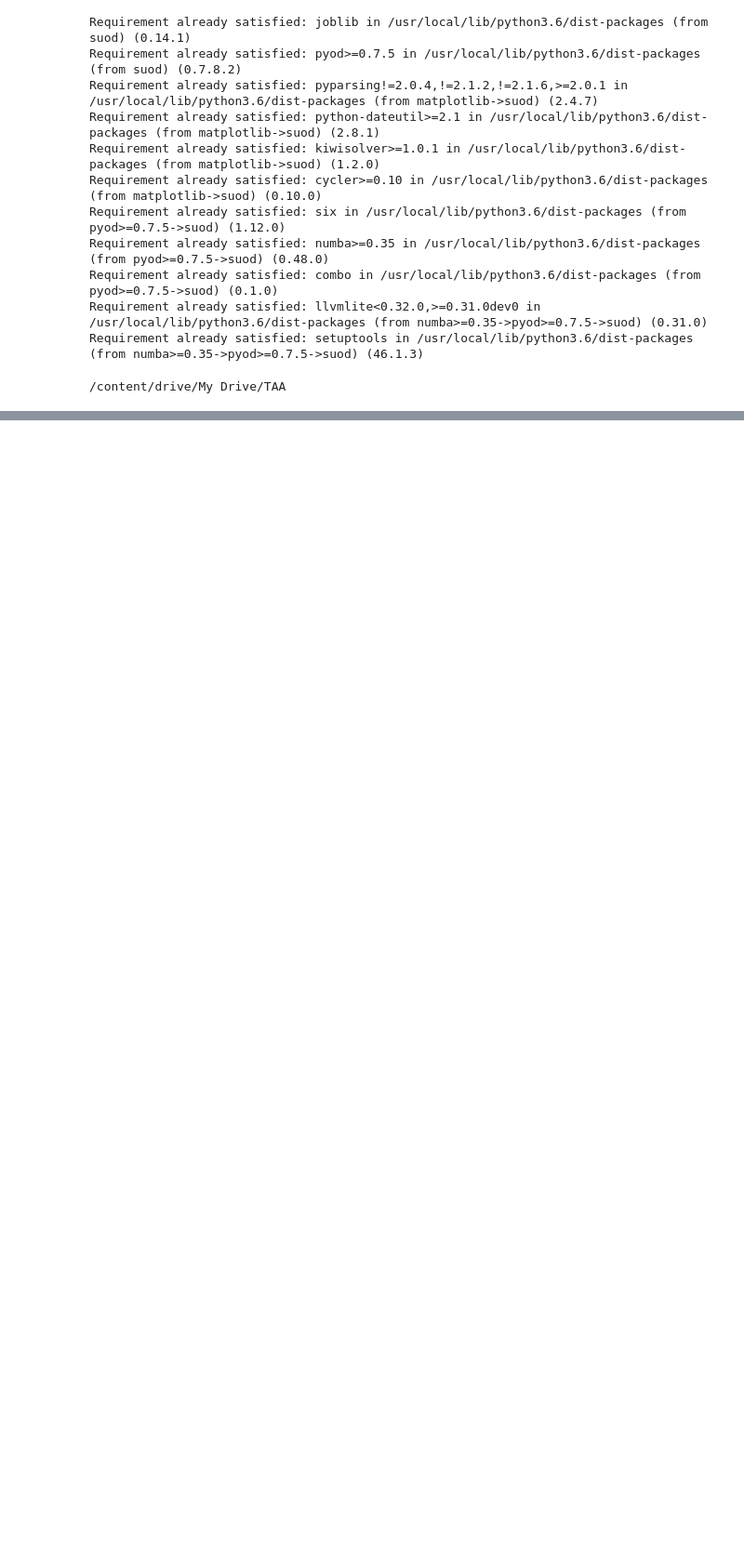
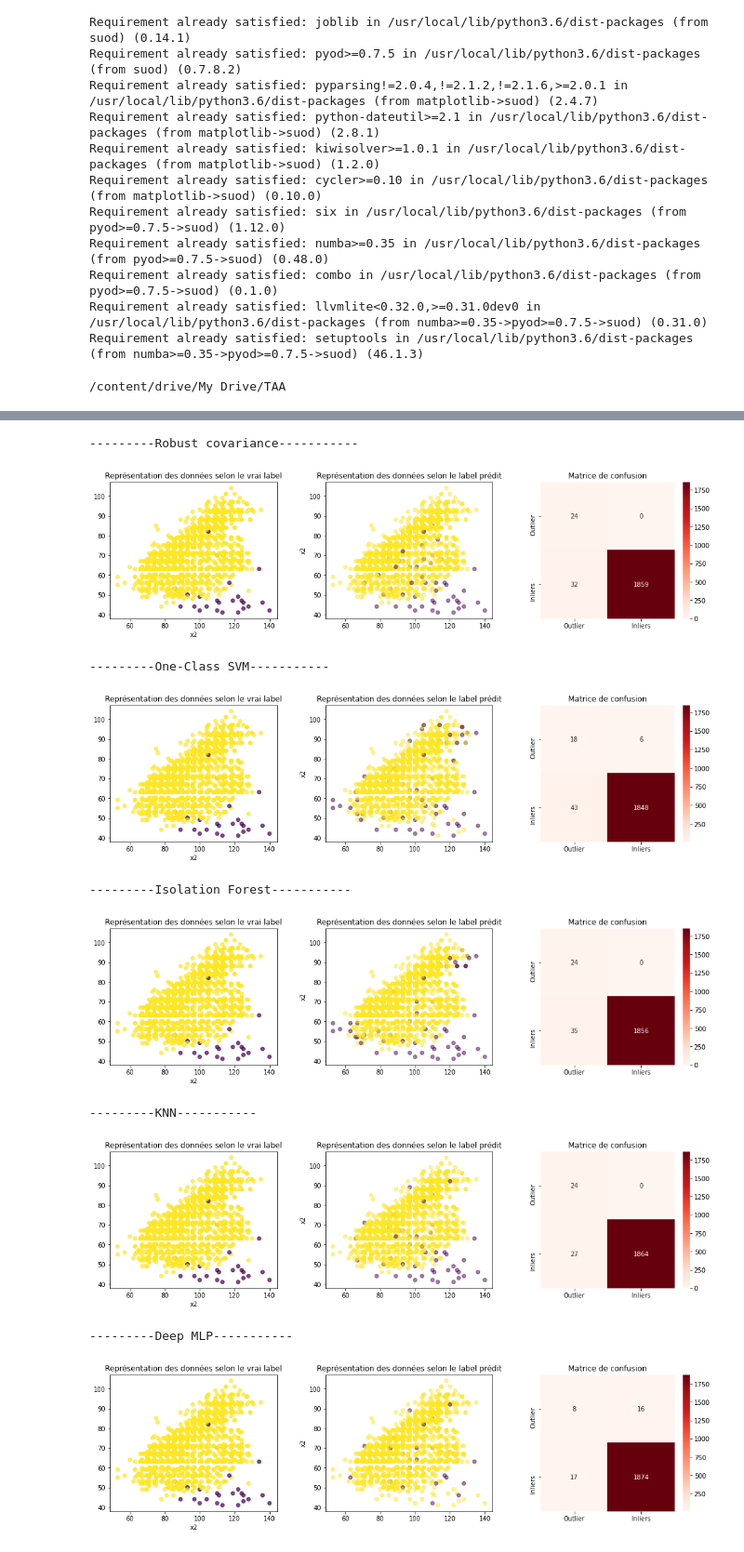
Before and after one commit to Benoitane/Detection-anomalies-et-nouveautes, a Jupyter notebook: TAA.ipynb, the cells around one changed output, grey strips where cells are left out. Shown at 93% size. Cells and saved outputs as stored; diff of their text form; code cells hidden in the pictures; blank space fills up the shorter version.

```diff
--- a/TAA.ipynb
+++ b/TAA.ipynb
@@ -114,22 +170,7 @@ anomaly_algorithms = [
     ("One-Class SVM", OneClassSVM(nu=outlier_prop, kernel="rbf", gamma=0.0001)),
     ("Isolation Forest", IsolationForest(n_estimators=300, max_samples = 600, contamination=outlier_prop, max_features=30, random_state=42)),
     ("KNN", KNN(contamination = outlier_prop, n_neighbors=30)),
+    ("Deep MLP", autoencoder),
     ("Local Outlier Factor", LocalOutlierFactor(n_neighbors=15, contamination=outlier_prop))
     ]
+algo_particuliers = ["KNN","Local Outlier Factor","Deep MLP"]
-# %%
- for name, algorithm in anomaly_algorithms:
-   algorithm.fit(X_train)
-   if name == "KNN":
-     y_pred = algorithm.predict(X_test)
-   if name == "Local Outlier Factor":
-     y_pred = algorithm.fit_predict(X_test)
-   else:
-     y_pred = algorithm.predict(X_test)
-   if name == "KNN":
-     y_pred[y_pred == 1] = -1
-     y_pred[y_pred == 0] = 1
-     print('---------'+name+'-----------')
-     evaluation_detection(y_test,y_pred)
-   else:
-     print('---------'+name+'-----------')
-     evaluation_detection(y_test,y_pred)
@@ -146,0 +177,35 @@ anomaly_algorithms = [
+# %%
+ for name, algorithm in anomaly_algorithms:
+   if name == "KNN":
+     algorithm.fit(X_train)
+     y_pred = algorithm.predict(X_test)
+     y_pred[y_pred == 1] = -1
+     y_pred[y_pred == 0] = 1
+     print('---------'+name+'-----------')
+     evaluation_detection(y_test,y_pred)
+   if name == "Local Outlier Factor":
+     algorithm.fit(X_train)
+     y_pred = algorithm.fit_predict(X_test)
+     print('---------'+name+'-----------')
+     evaluation_detection(y_test,y_pred)
+   if name == "Deep MLP":
+     algorithm.fit(X_train_scaled, X_train_scaled, epochs=nb_epoch,batch_size=batch_size,shuffle=True,validation_split=0.33, verbose=0)
+     y_pred = deep_predict(algorithm,X_test_scaled)
+     print('---------'+name+'-----------')
+     evaluation_detection(y_test,y_pred)
+   if name not in algo_particuliers:
+     algorithm.fit(X_train)
+     y_pred = algorithm.predict(X_test)
+     print('---------'+name+'-----------')
+     evaluation_detection(y_test,y_pred)
+# %% [output]
+---------Robust covariance-----------
+[figure, added]
+---------One-Class SVM-----------
+[figure, added]
+---------Isolation Forest-----------
+[figure, added]
+---------KNN-----------
+[figure, added]
+---------Deep MLP-----------
+[figure, added]
```
Also changed, not shown: parts of 7 cells of this notebook.
